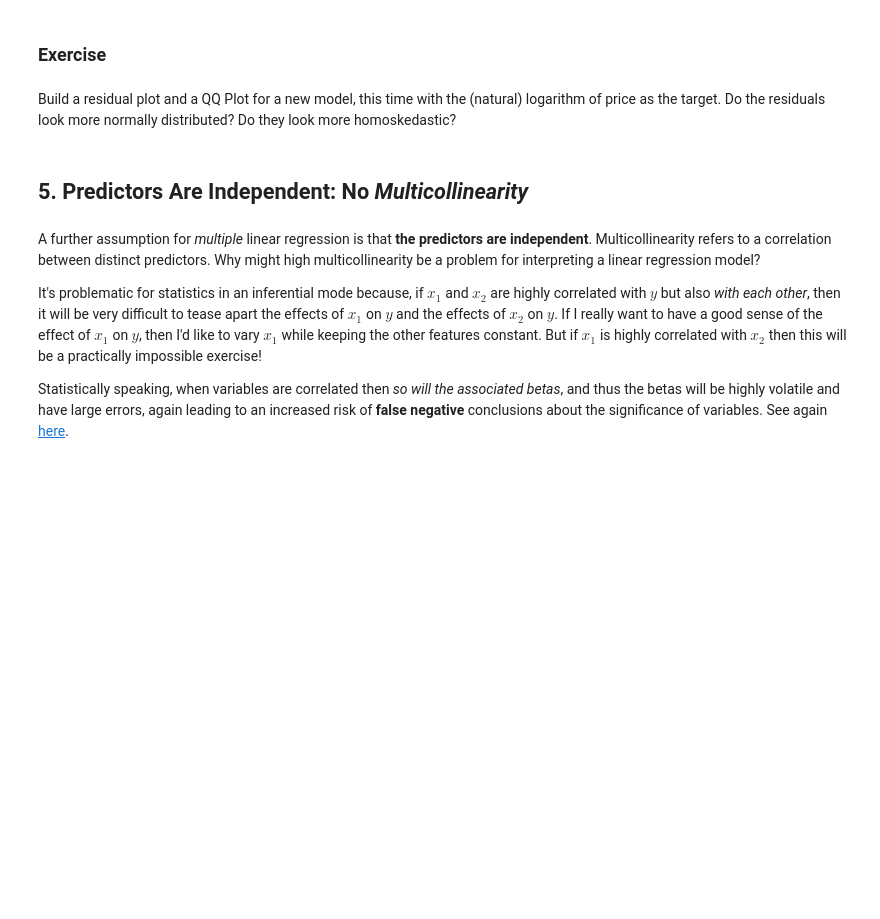
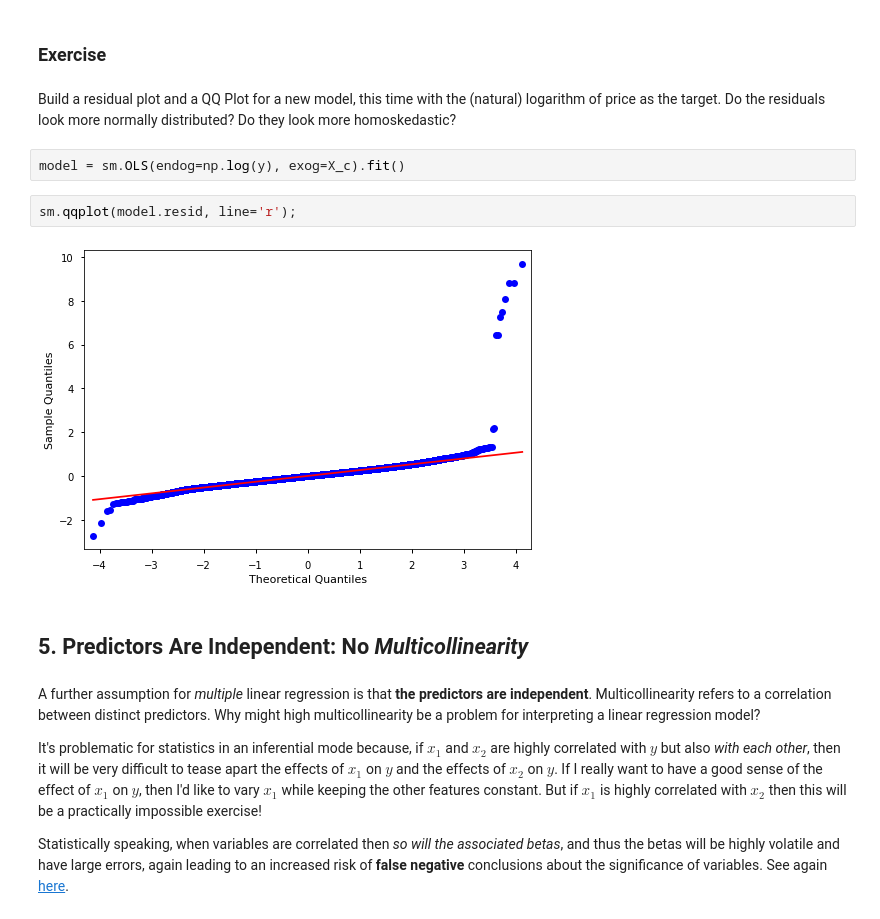
Before and after one commit to flatiron-school/ntl01-dtsc-live-103122, a Jupyter notebook: 2Phase/33-lin_reg_assumptions.ipynb, the cells around one changed output. Saved outputs shown, nothing was run; the diff lists cells and outputs as text; blank space fills up the shorter version.

```diff
--- a/2Phase/33-lin_reg_assumptions.ipynb
+++ b/2Phase/33-lin_reg_assumptions.ipynb
@@ -219,6 +298,12 @@ This is exactly what we see here. In such a case it can help to apply some trans
 ### Exercise
 # %% [markdown]
 Build a residual plot and a QQ Plot for a new model, this time with the (natural) logarithm of price as the target. Do the residuals look more normally distributed? Do they look more homoskedastic?
+# %%
+model = sm.OLS(endog=np.log(y), exog=X_c).fit()
+# %%
+sm.qqplot(model.resid, line='r');
+# %% [output]
+[figure, added]
 # %% [markdown]
 ## 5. Predictors Are Independent: No *Multicollinearity*
 # %% [markdown]
```
Also changed, not shown: parts of 24 cells of this notebook, 1 other file.
